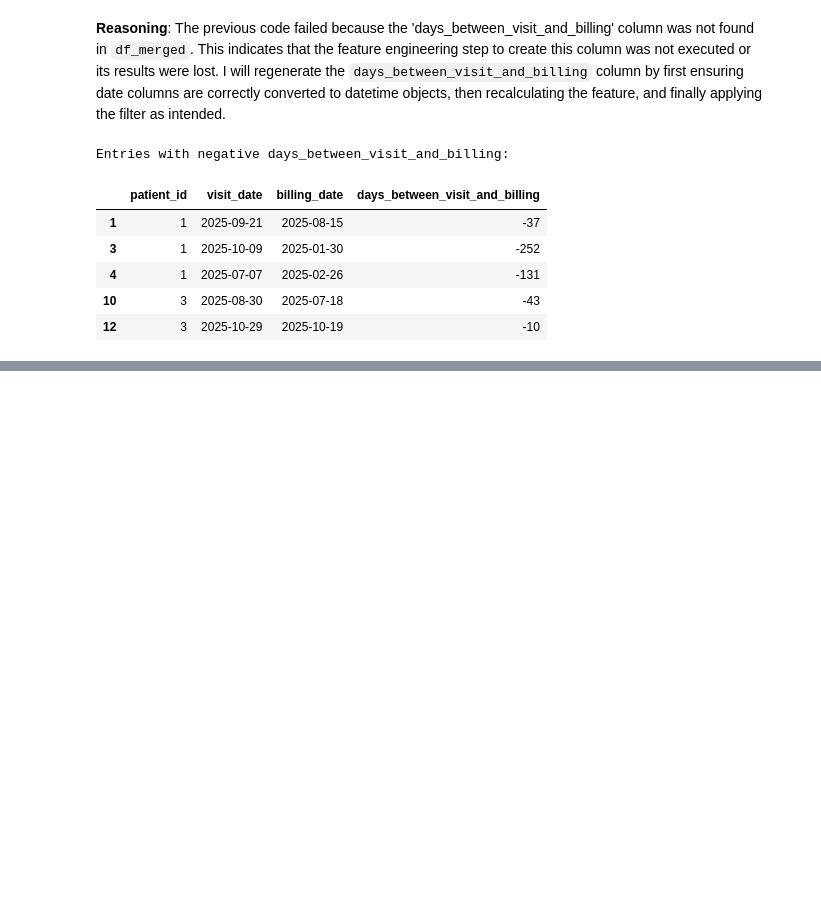
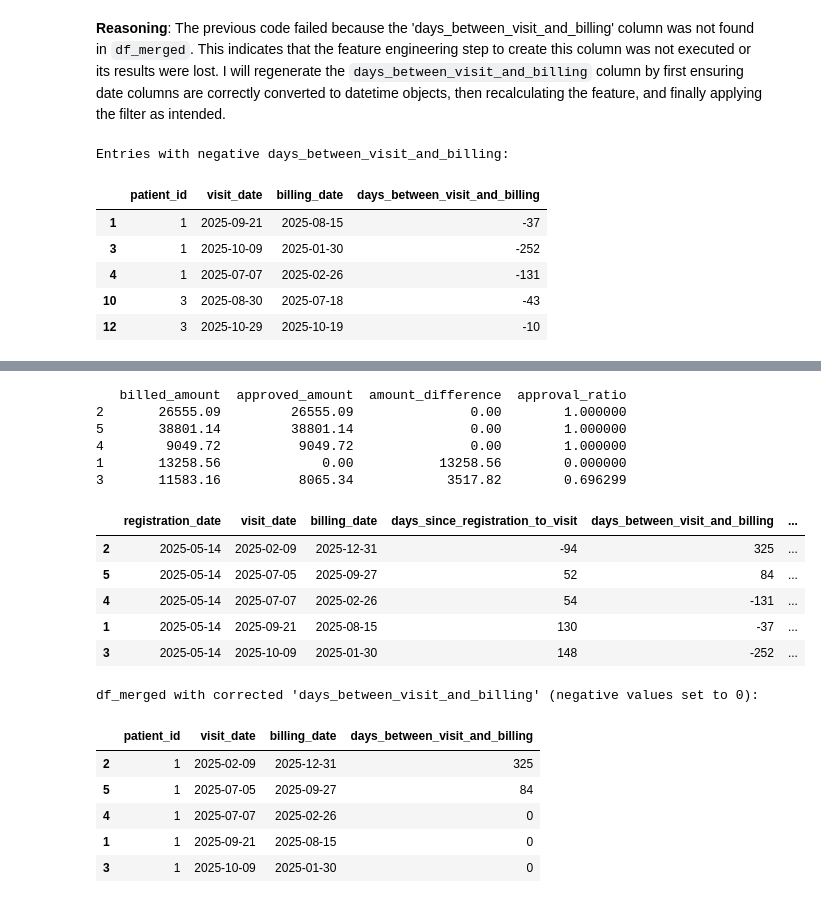
Before and after one commit to rahilkhan-acadmic/APAIML-GradedMiniProject, a Jupyter notebook: capstone/03_claim_model.ipynb, the cells around one changed output, grey strips where cells are left out. Saved outputs shown, nothing was run; the diff lists cells and outputs as text; code cells hidden in the pictures; blank space fills up the shorter version.

```diff
--- a/capstone/03_claim_model.ipynb
+++ b/capstone/03_claim_model.ipynb
@@ -334,0 +667,52 @@ Entries with negative days_between_visit_and_billing:
+# %%
+# Engineering Financial Features
+
+# 1. Create 'amount_difference'
+df_merged['amount_difference'] = df_merged['billed_amount'] - df_merged['approved_amount']
+
+# 2. Create 'approval_ratio', handling division by zero
+df_merged['approval_ratio'] = np.where(
+    df_merged['billed_amount'] != 0,
+    df_merged['approved_amount'] / df_merged['billed_amount'],
+    0  # Assign 0 if billed_amount is zero to avoid division by zero
+)
+
+# Display the head of df_merged with new columns to verify
+print(df_merged[['billed_amount', 'approved_amount', 'amount_difference', 'approval_ratio']].head())
+# %% [output]
+   billed_amount  approved_amount  amount_difference  approval_ratio
+2       26555.09         26555.09               0.00        1.000000
+5       38801.14         38801.14               0.00        1.000000
+4        9049.72          9049.72               0.00        1.000000
+1       13258.56             0.00           13258.56        0.000000
+3       11583.16          8065.34            3517.82        0.696299
+# %%
+# Engineering Time-Based Operational Features
+df_merged['days_since_registration_to_visit'] = (df_merged['visit_date'] - df_merged['registration_date']).dt.days
+df_merged['days_between_visit_and_billing'] = (df_merged['billing_date'] - df_merged['visit_date']).dt.days
+df_merged['length_of_stay_days'] = df_merged['length_of_stay_hours'] / 24
+
+# Display the head of df_merged with new columns to verify
+display(df_merged[['registration_date', 'visit_date', 'billing_date', 'days_since_registration_to_visit', 'days_between_visit_and_billing', 'length_of_stay_hours', 'length_of_stay_days']].head())
+
+# Handling days_between_visit_and_billing with -ve value.
+# This could be due to data inconsistency or pre-approval case.
+# For such cases -ve values are replaced with 0
+df_merged['days_between_visit_and_billing'] = df_merged['days_between_visit_and_billing'].apply(lambda x: max(0, x))
+
+print("df_merged with corrected 'days_between_visit_and_billing' (negative values set to 0):")
+display(df_merged[['patient_id', 'visit_date', 'billing_date', 'days_between_visit_and_billing']].head())
+# %% [output]
+|  | registration_date | visit_date | billing_date | days_since_registration_to_visit | days_between_visit_and_billing | ... |
+| 2 | 2025-05-14 | 2025-02-09 | 2025-12-31 | -94 | 325 | ... |
+| 5 | 2025-05-14 | 2025-07-05 | 2025-09-27 | 52 | 84 | ... |
+| 4 | 2025-05-14 | 2025-07-07 | 2025-02-26 | 54 | -131 | ... |
+| 1 | 2025-05-14 | 2025-09-21 | 2025-08-15 | 130 | -37 | ... |
+| 3 | 2025-05-14 | 2025-10-09 | 2025-01-30 | 148 | -252 | ... |
+df_merged with corrected 'days_between_visit_and_billing' (negative values set to 0):
+|  | patient_id | visit_date | billing_date | days_between_visit_and_billing |
+| 2 | 1 | 2025-02-09 | 2025-12-31 | 325 |
+| 5 | 1 | 2025-07-05 | 2025-09-27 | 84 |
+| 4 | 1 | 2025-07-07 | 2025-02-26 | 0 |
+| 1 | 1 | 2025-09-21 | 2025-08-15 | 0 |
+| 3 | 1 | 2025-10-09 | 2025-01-30 | 0 |
```
Also changed, not shown: parts of 29 cells of this notebook.
